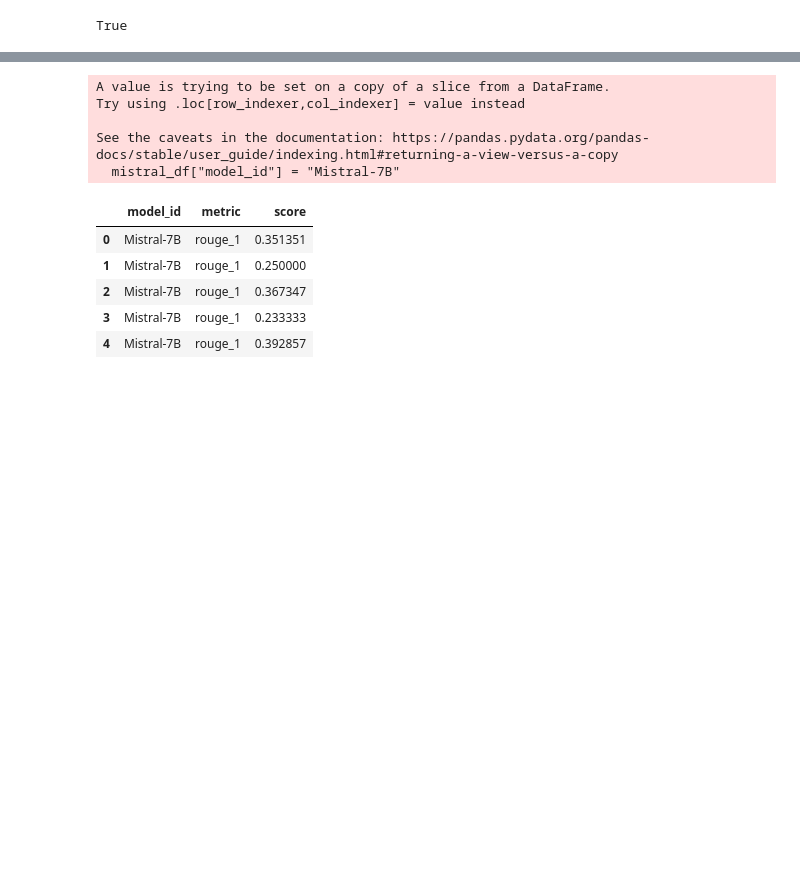
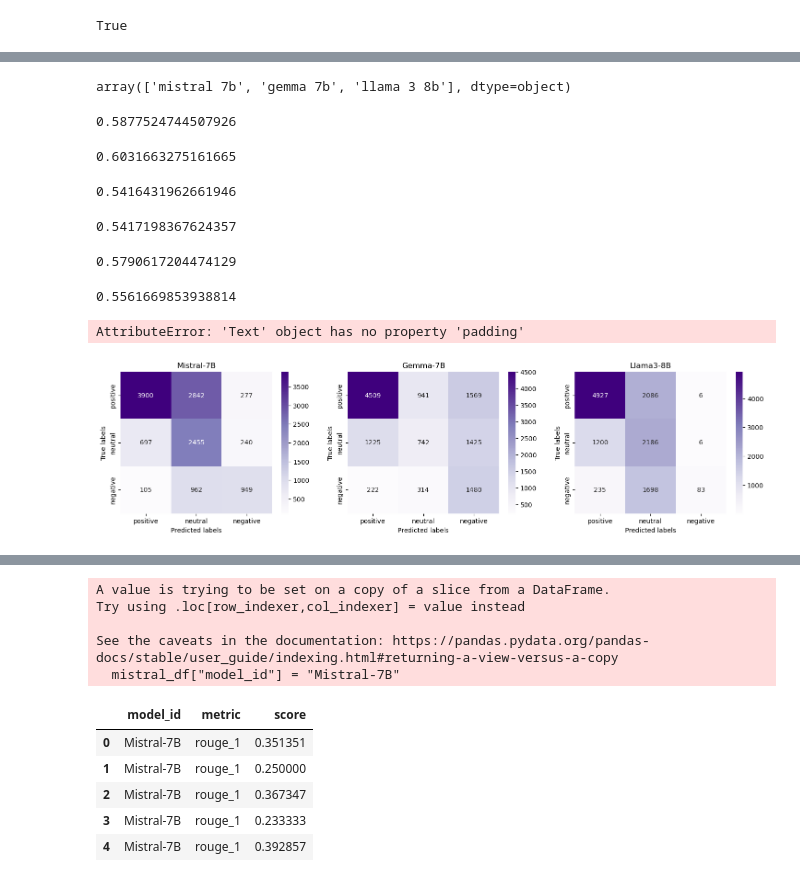
Before and after one commit to data-sci-capstone/copilot, a Jupyter notebook: Evaluation/visualizations.ipynb, the cells around one changed output, grey strips where cells are left out. Saved outputs shown, nothing was run; the diff lists cells and outputs as text; code cells hidden in the pictures; blank space fills up the shorter version.

```diff
--- a/Evaluation/visualizations.ipynb
+++ b/Evaluation/visualizations.ipynb
@@ -44,0 +62,3 @@ df.describe()
+# %%
+sdf = pd.read_sql("SELECT dialogue_id, actual_sentiment, model_id, generated_sentiment FROM dialogues NATURAL JOIN sentiments;", engine)
+sdf.head()
@@ -45,3 +72,52 @@ df.describe()
+# %%
+sdf["model_id"].unique()
+# %% [output]
+array(['mistral 7b', 'gemma 7b', 'llama 3 8b'], dtype=object)
+# %%
+print(accuracy_score(sdf[sdf["model_id"] == "mistral 7b"]["actual_sentiment"], sdf[sdf["model_id"] == "mistral 7b"]["generated_sentiment"]))
+f1_score(sdf[sdf["model_id"] == "mistral 7b"]["actual_sentiment"], sdf[sdf["model_id"] == "mistral 7b"]["generated_sentiment"], average="weighted")
+# %% [output]
+0.5877524744507926
+0.6031663275161665
+# %%
+print(accuracy_score(sdf[sdf["model_id"] == "gemma 7b"]["actual_sentiment"], sdf[sdf["model_id"] == "gemma 7b"]["generated_sentiment"]))
+f1_score(sdf[sdf["model_id"] == "gemma 7b"]["actual_sentiment"], sdf[sdf["model_id"] == "gemma 7b"]["generated_sentiment"], average="weighted")
+# %% [output]
+0.5416431962661946
+0.5417198367624357
+# %%
+print(accuracy_score(sdf[sdf["model_id"] == "llama 3 8b"]["actual_sentiment"], sdf[sdf["model_id"] == "llama 3 8b"]["generated_sentiment"]))
+f1_score(sdf[sdf["model_id"] == "llama 3 8b"]["actual_sentiment"], sdf[sdf["model_id"] == "llama 3 8b"]["generated_sentiment"], average="weighted")
+# %% [output]
+0.5790617204474129
+0.5561669853938814
+# %%
+fig, axes = plt.subplots(1, 3, figsize=(18, 4))
+
+# Compute the confusion matrix
+cm1 = confusion_matrix(sdf[sdf["model_id"] == "mistral 7b"]["actual_sentiment"], sdf[sdf["model_id"] == "mistral 7b"]["generated_sentiment"], labels=['positive', 'neutral', 'negative'])
+sns.heatmap(cm1, annot=True, fmt='d', cmap='Purples', ax=axes[0], xticklabels=['positive', 'neutral', 'negative'], yticklabels=['positive', 'neutral', 'negative'])
+cm2 = confusion_matrix(sdf[sdf["model_id"] == "gemma 7b"]["actual_sentiment"], sdf[sdf["model_id"] == "gemma 7b"]["generated_sentiment"], labels=['positive', 'neutral', 'negative'])
+sns.heatmap(cm2, annot=True, fmt='d', cmap='Purples', ax=axes[1], xticklabels=['positive', 'neutral', 'negative'], yticklabels=['positive', 'neutral', 'negative'])
+cm3 = confusion_matrix(sdf[sdf["model_id"] == "llama 3 8b"]["actual_sentiment"], sdf[sdf["model_id"] == "llama 3 8b"]["generated_sentiment"], labels=['positive', 'neutral', 'negative'])
+sns.heatmap(cm3, annot=True, fmt='d', cmap='Purples', ax=axes[2], xticklabels=['positive', 'neutral', 'negative'], yticklabels=['positive', 'neutral', 'negative'])
+
+axes[0].set_title('Mistral-7B')
+axes[0].set_xlabel('Predicted labels')
+axes[0].set_ylabel('True labels')
+
+axes[1].set_title('Gemma-7B')
+axes[1].set_xlabel('Predicted labels')
+axes[1].set_ylabel('True labels')
+
+axes[2].set_title('Llama3-8B')
+axes[2].set_xlabel('Predicted labels')
+axes[2].set_ylabel('True labels')
+
+fig.suptitle("Confusion Matrix for Sentiment Analysis: Mistral-7B Outperforming Others", fontsize=10)
+# %% [output]
+AttributeError: 'Text' object has no property 'padding'
+[figure, added]
 # %%
 gemma_scores_df = pd.read_csv("/pub/gaog5/copilot/Datasets/gemma_sample_scores.csv")
 gemma_scores_df["model_id"] = "Gemma-7B"
```
Also changed, not shown: parts of 9 cells of this notebook.
